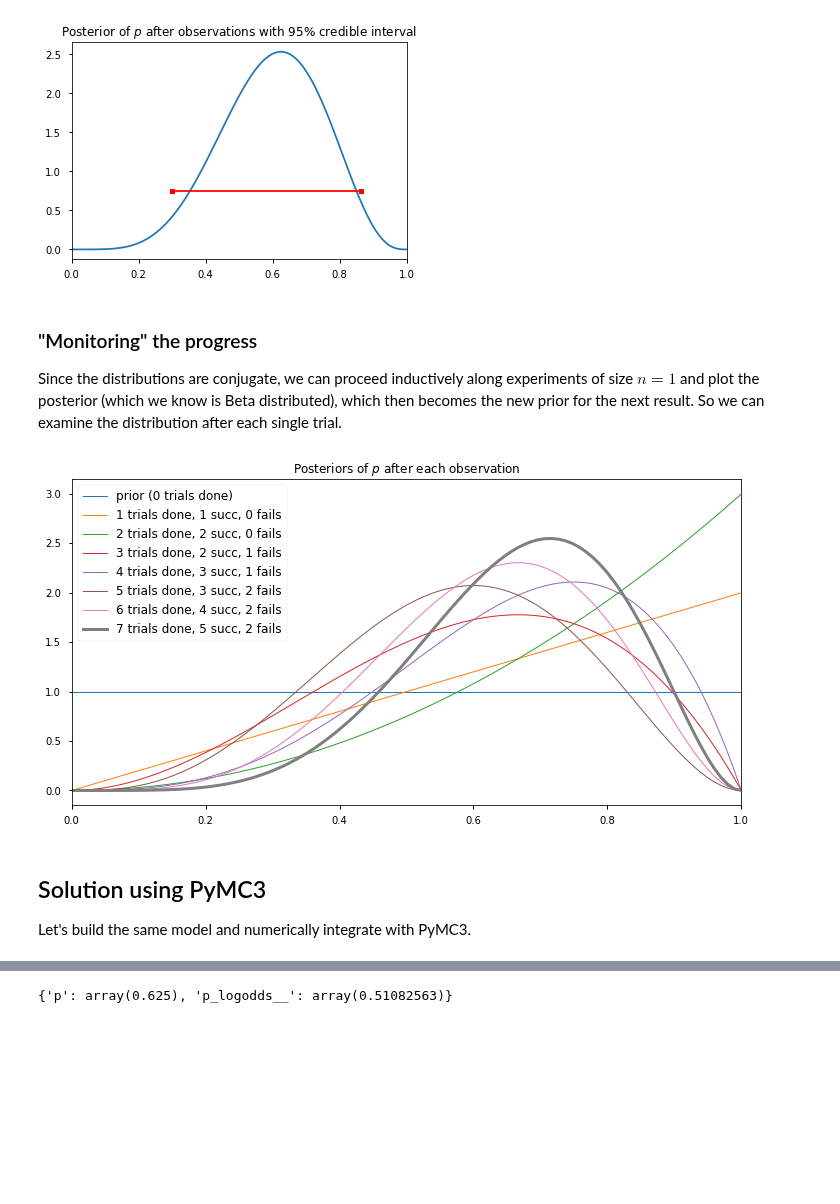
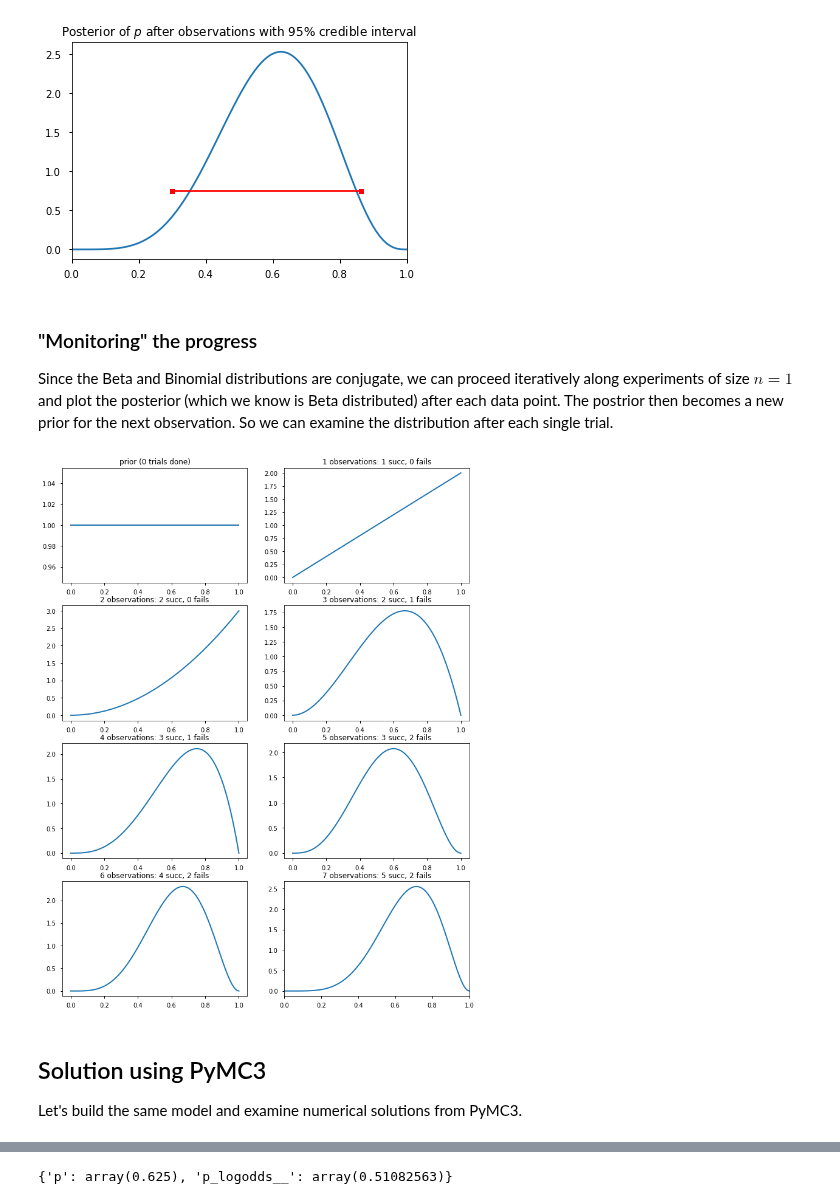
Before and after one commit to fonnesbeck/PyMC3_DataScienceLA, a Jupyter notebook: notebooks/1c. Analytical solution: Beta Binomial model.ipynb, the cells around one changed output, grey strips where cells are left out. Cells and saved outputs as stored; diff of their text form; code cells hidden in the pictures; blank space fills up the shorter version.

```diff
--- a/notebooks/1c. Analytical solution: Beta Binomial model.ipynb
+++ b/notebooks/1c. Analytical solution: Beta Binomial model.ipynb
@@ -89,25 +84,24 @@ plt.show()
 [figure]
 # %% [markdown]
 ### "Monitoring" the progress
-Since the distributions are conjugate, we can proceed inductively along experiments of size $n=1$ and plot the posterior (which we know is Beta distributed), which then becomes the new prior for the next result. So we can examine the distribution after each single trial.
+Since the Beta and Binomial distributions are conjugate, we can proceed iteratively along experiments of size $n=1$ and plot the posterior (which we know is Beta distributed) after each data point. The postrior then becomes a new prior for the next observation. So we can examine the distribution after each single trial.
 # %%
-plt.figure(figsize=(12,6))
+plt.figure(figsize=(12,16))
 p = np.linspace(0,1,100)
 legend = []
 for n in range(0,len(data)):
     # update experiment after i-th trial
     succs = np.sum(data[:n])
-    plt.plot(p, posterior_pdf(p, succs, n), linewidth=3 if n==len(data)-1 else 1)
-    legend.append('%d trials done, %d succ, %d fails' % (n,succs,n-succs) if n > 0 else 'prior (0 trials done)')
+    plt.subplot(4, 2, n+1)
+    plt.plot(p, posterior_pdf(p, succs, n), linewidth=2)
+    plt.title('%d observations: %d succ, %d fails' % (n,succs,n-succs) if n > 0 else 'prior (0 trials done)')
 plt.xlim([0,1])
-plt.title('Posteriors of $p$ after each observation')
-plt.legend(legend, fontsize=12)
 plt.show()
 # %% [output]
-[figure, old version]
+[figure, new version]
 # %% [markdown]
 ## Solution using PyMC3
-Let's build the same model and numerically integrate with PyMC3.
+Let's build the same model and examine numerical solutions from PyMC3.
 # %%
 import pymc3 as pm
 # %%
```
Also changed, not shown: parts of 18 cells of this notebook, 4 other files.
